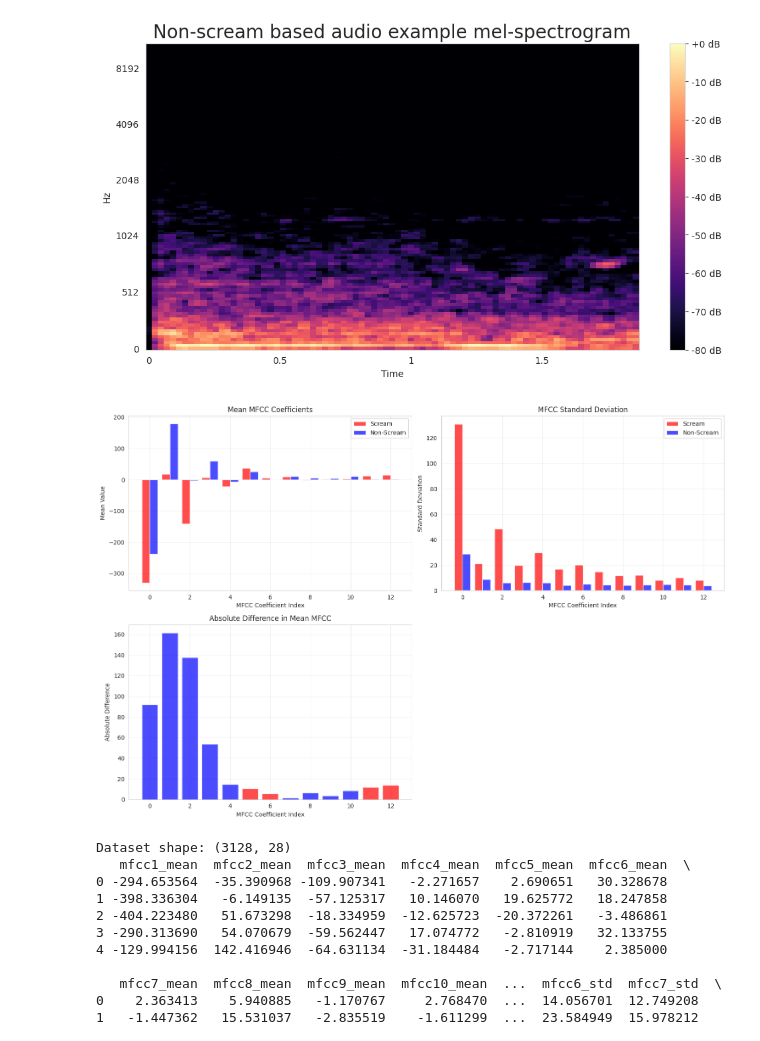
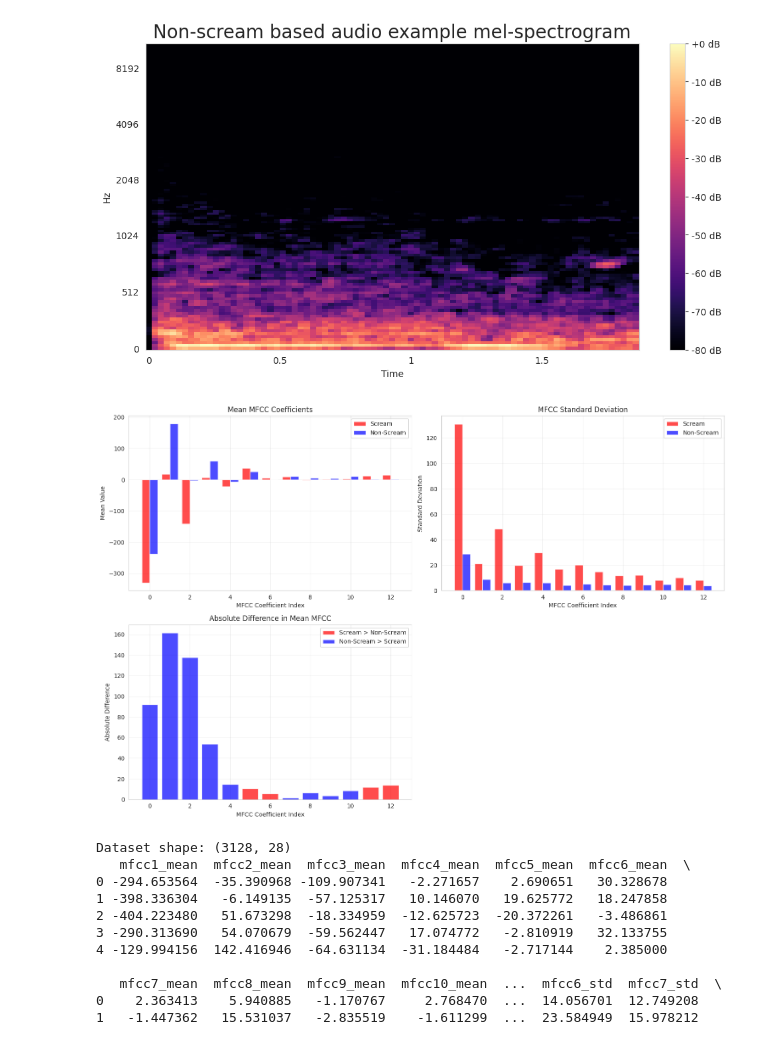
Before and after one commit to JoelSaji04231/Scream-Detection-using-ML-and-DL-models, a Jupyter notebook: crimealert_analysis.ipynb, the cells around one changed output. Cells and saved outputs as stored; diff of their text form; code cells hidden in the pictures.

Commit message:
Kaggle Notebook | CrimeAlert_Analysis | Version 11

```diff
--- a/crimealert_analysis.ipynb
+++ b/crimealert_analysis.ipynb
@@ -125,7 +126,7 @@ plt.show()
 mfcc1 = librosa.feature.mfcc(y=y1, sr=sr1, n_mfcc=13)
 mfcc2 = librosa.feature.mfcc(y=y2, sr=sr2, n_mfcc=13)
 # %%
-#Statistical analysis of MFCC
+# Statistical analysis of MFCC
 mfcc1_mean = np.mean(mfcc1, axis=1)
 mfcc1_std = np.std(mfcc1, axis=1)
 mfcc2_mean = np.mean(mfcc2, axis=1)
@@ -137,39 +138,43 @@ fig_stats, axes = plt.subplots(2, 2, figsize=(15, 10))
 x = np.arange(13)
 
 # Mean comparison
-x = np.arange(13)
 axes[0,0].bar(x - 0.2, mfcc1_mean, 0.4, label='Scream', alpha=0.7, color='red')
 axes[0,0].bar(x + 0.2, mfcc2_mean, 0.4, label='Non-Scream', alpha=0.7, color='blue')
 axes[0,0].set_title('Mean MFCC Coefficients')
 axes[0,0].set_xlabel('MFCC Coefficient Index')
 axes[0,0].set_ylabel('Mean Value')
 axes[0,0].legend()
 axes[0,0].grid(True, alpha=0.3)
 
 # Standard deviation comparison
 axes[0,1].bar(x - 0.2, mfcc1_std, 0.4, label='Scream', alpha=0.7, color='red')
 axes[0,1].bar(x + 0.2, mfcc2_std, 0.4, label='Non-Scream', alpha=0.7, color='blue')
 axes[0,1].set_title('MFCC Standard Deviation')
 axes[0,1].set_xlabel('MFCC Coefficient Index')
 axes[0,1].set_ylabel('Standard Deviation')
 axes[0,1].legend()
 axes[0,1].grid(True, alpha=0.3)
 
-# Absolute difference
+# Absolute difference in means
 diff = np.abs(mfcc1_mean - mfcc2_mean)
 colors = ['red' if mfcc1_mean[i] > mfcc2_mean[i] else 'blue' for i in range(13)]
-axes[1,0].bar(x, diff, color=colors, alpha=0.7)
+bars = axes[1,0].bar(x, diff, color=colors, alpha=0.7)
 axes[1,0].set_title('Absolute Difference in Mean MFCC')
 axes[1,0].set_xlabel('MFCC Coefficient Index')
 axes[1,0].set_ylabel('Absolute Difference')
 axes[1,0].grid(True, alpha=0.3)
 
+
+legend_elements = [Patch(facecolor='red', alpha=0.7, label='Scream > Non-Scream'),
+                   Patch(facecolor='blue', alpha=0.7, label='Non-Scream > Scream')]
+axes[1,0].legend(handles=legend_elements)
+
 axes[1,1].axis('off')
 
 plt.tight_layout()
 plt.show()
 # %% [output]
-[figure, old version]
+[figure, new version]
 # %%
 #Creating a CSV sheet containing all MFCC valeus extracted from the rest of the files.
 def extract_features(file_path, label, n_mfcc=13):
```
Also changed, not shown: parts of 1 cell of this notebook.
